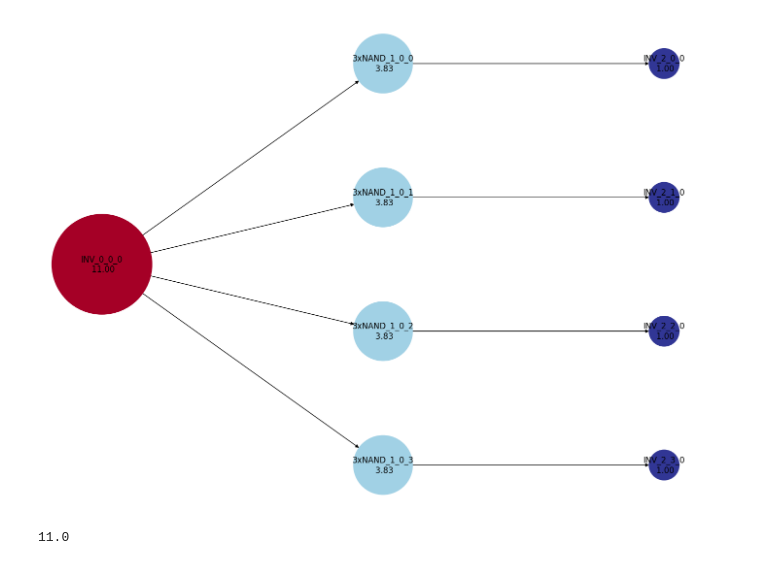
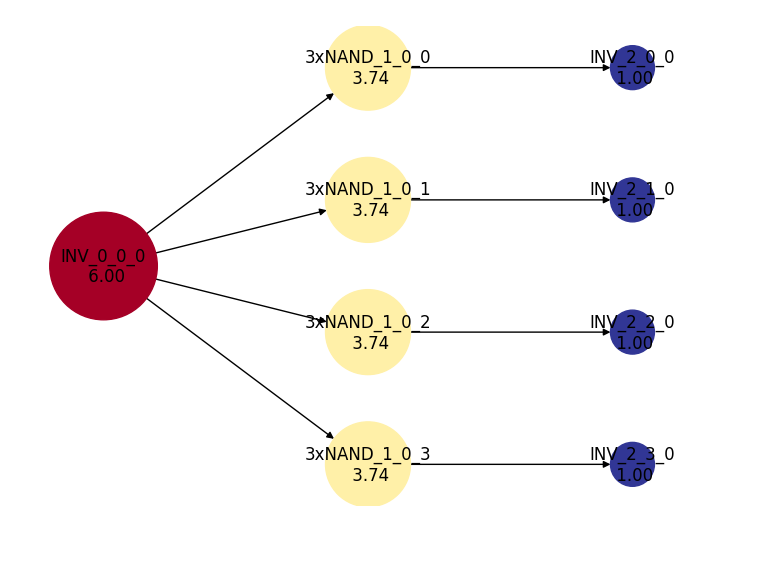
Before and after one commit to nsandor/LogicEffort, a Jupyter notebook: Sim.ipynb, the cells around one changed output. Cells and saved outputs as stored; diff of their text form; code cells hidden in the pictures.

```diff
--- a/Sim.ipynb
+++ b/Sim.ipynb
@@ -21,14 +21,14 @@ class gate:
             self.Ci = 4
         elif type == "NAND":
             self.P = 2
-            self.g = 7/4
-            self.Co = 8
-            self.Ci = 5
+            self.g = 4/3
+            self.Co = 6
+            self.Ci = 4
         elif type == "3xNAND":
             self.P = 3
-            self.g = 10/4
-            self.Co = 12
-            self.Ci = 10
+            self.g = 5/3
+            self.Co = 9
+            self.Ci = 5
         self.wirecap = 0
     def generatename(self):
         self.name = self.type +"_" + str(self.layer) + "_" + str(self.branch) + "_" + str(self.number)
@@ -69,7 +69,7 @@ def plot_graph(root):
     norm_magnitudes = [(mag - min(magnitudes)) / (max(magnitudes) - min(magnitudes)) for mag in magnitudes]
 
     pos=graphviz_layout(graph, prog='dot', args='-Grankdir=LR')
-    nx.draw(graph, pos, with_labels=True,node_size=[v * 2000 for v in magnitudes],arrows=True,node_color=norm_magnitudes, cmap=colormap)
+    nx.draw(graph, pos, with_labels=True,node_size=[v * 1000 for v in magnitudes],arrows=True,node_color=norm_magnitudes, cmap=colormap)
     plt.show()
 
 
@@ -94,32 +94,31 @@ def fill_layer(obj,type,count):
         child.number = i
         child.layer = obj.layer + 1
         child.branch = obj.number
         child.generatename()
         obj.add_downstream(child)
     return obj
 
 def generate38decoder(NANDcount,INVcount):
     root = gate("INV")
     root.number = 0
     root.layer = 0
     root.wirecap = 0
     root.generatename()
     root = fill_layer(root,"3xNAND",NANDcount)
     for child in root.children:
         child = fill_layer(child,"INV",INVcount)
     return root
 
 if manualinput:
     root = gate("INV")
     root.number = 0
     root.layer = 0
     root.generatename()
     root = fill_tree(root)
 else:
     root = generate38decoder(4,1)
 
 root.calculate_delays()
 plot_graph(root)
 # %% [output]
-[figure, old version]
+[figure, new version]
-11.0
```
Also changed, not shown: parts of 1 cell of this notebook.
